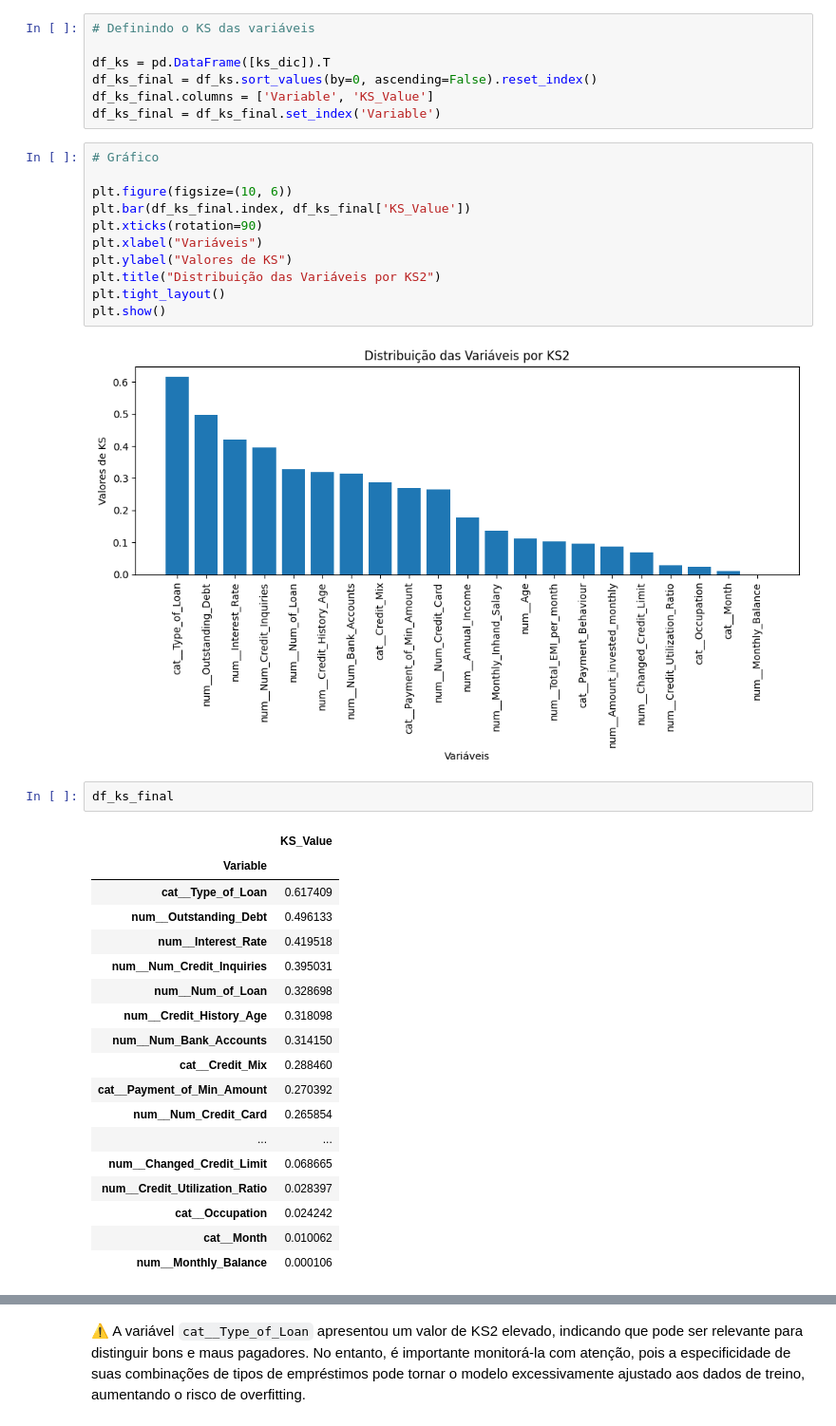
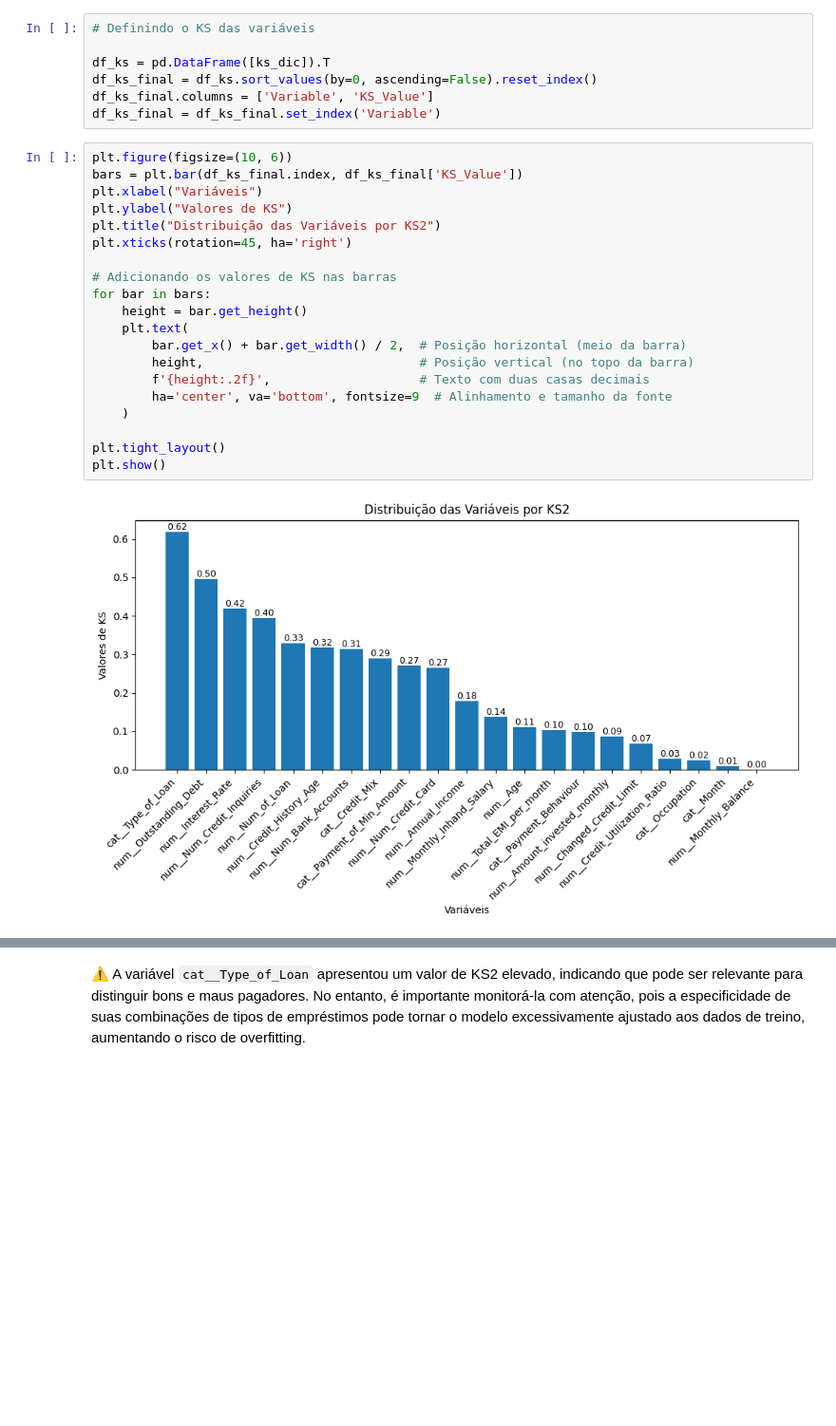
Before and after one commit to deborabmfreitas/credit-score-prediction, a Jupyter notebook: 3.data-modeling.ipynb, the cells around one changed output, grey strips where cells are left out. Shown at 95% size. Saved outputs shown, nothing was run; the diff lists cells and outputs as text; blank space fills up the shorter version.

```diff
--- a/3.data-modeling.ipynb
+++ b/3.data-modeling.ipynb
@@ -166,37 +166,25 @@ df_ks = pd.DataFrame([ks_dic]).T
 df_ks_final = df_ks.sort_values(by=0, ascending=False).reset_index()
 df_ks_final.columns = ['Variable', 'KS_Value']
 df_ks_final = df_ks_final.set_index('Variable')
-# %%
-# Gráfico
-
-plt.figure(figsize=(10, 6))
-plt.bar(df_ks_final.index, df_ks_final['KS_Value'])
-plt.xticks(rotation=90)
-plt.xlabel("Variáveis")
-plt.ylabel("Valores de KS")
-plt.title("Distribuição das Variáveis por KS2")
-plt.tight_layout()
-plt.show()
-# %% [output]
-[figure, removed]
-# %%
-df_ks_final
-# %% [output]
-|  | KS_Value |
-| Variable |  |
-| cat__Type_of_Loan | 0.617409 |
-| num__Outstanding_Debt | 0.496133 |
-| num__Interest_Rate | 0.419518 |
-| num__Num_Credit_Inquiries | 0.395031 |
-| num__Num_of_Loan | 0.328698 |
-| num__Credit_History_Age | 0.318098 |
-| num__Num_Bank_Accounts | 0.314150 |
-| cat__Credit_Mix | 0.288460 |
-| cat__Payment_of_Min_Amount | 0.270392 |
-| num__Num_Credit_Card | 0.265854 |
-| ... | ... |
-| num__Changed_Credit_Limit | 0.068665 |
-| num__Credit_Utilization_Ratio | 0.028397 |
-| cat__Occupation | 0.024242 |
-| cat__Month | 0.010062 |
-| num__Monthly_Balance | 0.000106 |
+# %%
+plt.figure(figsize=(10, 6))
+bars = plt.bar(df_ks_final.index, df_ks_final['KS_Value'])
+plt.xlabel("Variáveis")
+plt.ylabel("Valores de KS")
+plt.title("Distribuição das Variáveis por KS2")
+plt.xticks(rotation=45, ha='right')
+
+# Adicionando os valores de KS nas barras
+for bar in bars:
+    height = bar.get_height()
+    plt.text(
+        bar.get_x() + bar.get_width() / 2,  # Posição horizontal (meio da barra)
+        height,                             # Posição vertical (no topo da barra)
+        f'{height:.2f}',                    # Texto com duas casas decimais
+        ha='center', va='bottom', fontsize=9  # Alinhamento e tamanho da fonte
+    )
+
+plt.tight_layout()
+plt.show()
+# %% [output]
+[figure, added]
```
Also changed, not shown: parts of 19 cells of this notebook.
